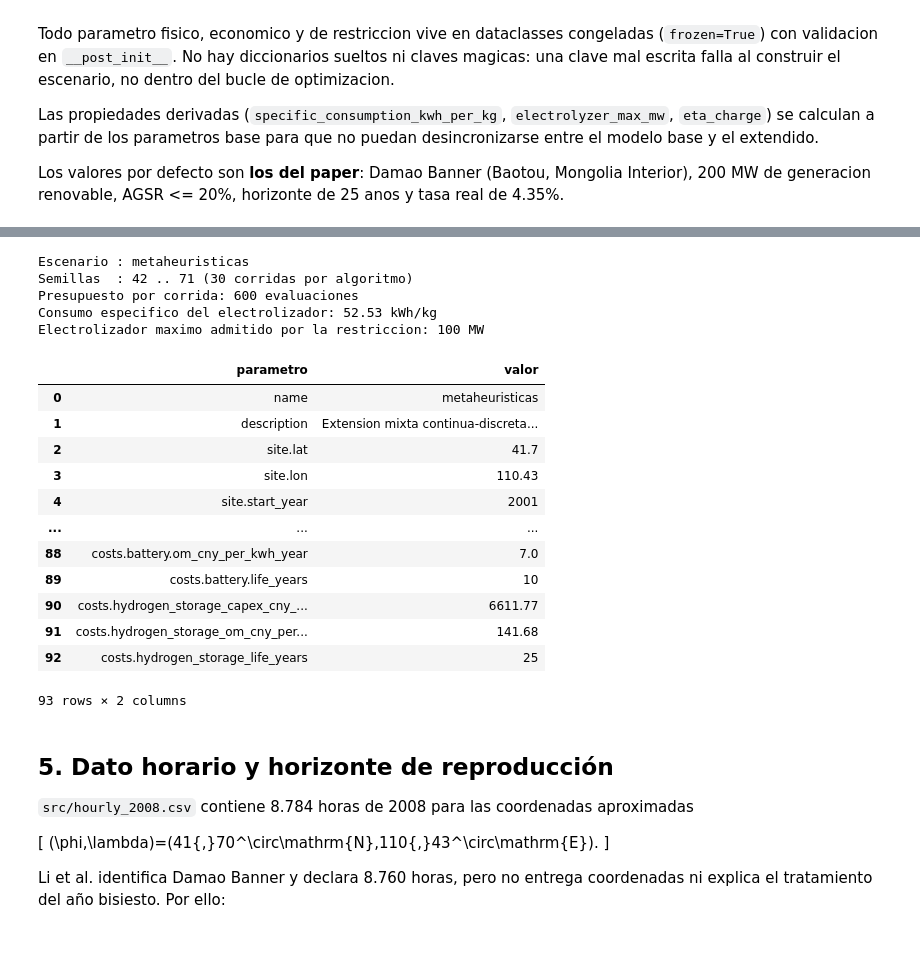
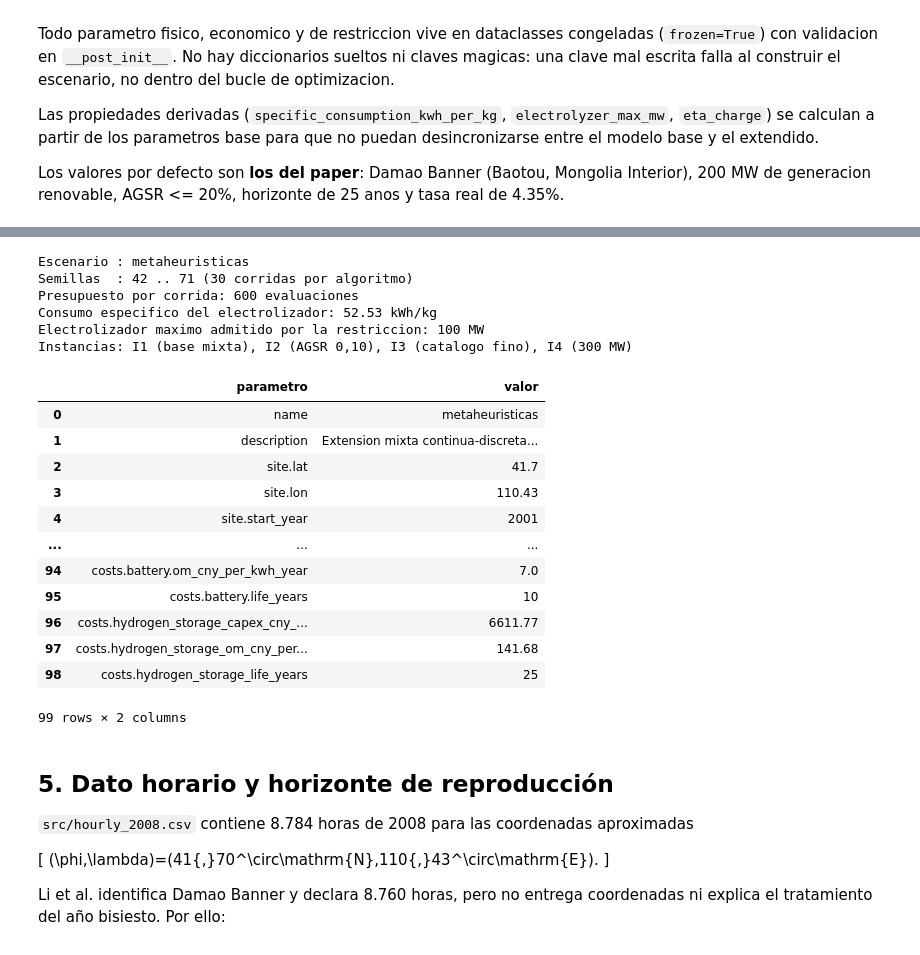
Before and after one commit to TanoOliva/H2-HRES-METAHEURISTICS-METHODS, a Jupyter notebook: notebooks/H2_HRES_trabajo.ipynb, the cells around one changed output, grey strips where cells are left out. Drawn from its saved outputs; the diff is of its cells as text; code cells hidden in the pictures.

```diff
--- a/notebooks/H2_HRES_trabajo.ipynb
+++ b/notebooks/H2_HRES_trabajo.ipynb
@@ -627,7 +694,7 @@ class ScenarioConfig:
             )
 
     def replace(self, **changes):
-        """Copia con cambios, revalidando. Util para los barridos de sensibilidad."""
+        """Copia con cambios, revalidando. Util para los barridos y las instancias."""
         return replace(self, **changes)
 
 
@@ -674,39 +741,104 @@ def _tabla_config(obj, prefix=""):
         name = prefix + f.name
         if is_dataclass(value):
             rows.extend(_tabla_config(value, name + "."))
         else:
             rows.append({"parametro": name, "valor": value})
     return rows
 
 
+# --------------------------------------------------------------------------
+# LAS CUATRO INSTANCIAS. Una instancia es un escenario completo: comparte el
+# dato horario, el simulador y la codificacion, y cambia solo los parametros
+# que definen el dominio y la region factible. Todas derivan de ESCENARIO con
+# ``replace``, de modo que cualquier diferencia esta declarada aqui.
+# --------------------------------------------------------------------------
+@dataclass(frozen=True)
+class Instance:
+    """Instancia del problema de dimensionamiento: codigo, etiqueta y escenario."""
+
+    code: str
+    label: str
+    description: str
+    config: ScenarioConfig
+    brute_force_wind_step_mw: float = 0.01   # paso de W del optimo exacto (modo completo)
+
+    def __post_init__(self):
+        if self.brute_force_wind_step_mw <= 0:
+            raise ConfigError("brute_force_wind_step_mw debe ser > 0")
+
+
+I1 = Instance(
+    "I1", "base mixta",
+    "Instancia mixta de referencia: 200 MW, AGSR <= 0,20, electrolizador en modulos de "
+    "5 MW (10-20), bateria 0-50 MW en pasos de 5 MW y duraciones de 1, 2 y 4 h.",
+    ESCENARIO,
+)
+I2 = Instance(
+    "I2", "AGSR 0,10",
+    "Igual que I1 con el limite de ventas a red reducido a la mitad (AGSR <= 0,10): "
+    "la region factible se estrecha y la restriccion C5 se vuelve mas exigente.",
+    ESCENARIO.replace(
+        name="I2_agsr10",
+        constraints=replace(ESCENARIO.constraints, agsr_max=0.10),
+    ),
+)
+I3 = Instance(
+    "I3", "catalogo fino",
+    "Igual que I1 con catalogos mas finos: modulos de electrolisis de 2,5 MW (20-40), "
+    "bateria en pasos de 2,5 MW y duraciones de 1, 2, 4 y 8 h. El espacio discreto es "
+    "unas cinco veces mayor sobre la misma region fisica.",
+    ESCENARIO.replace(
+        name="I3_catalogo_fino",
+        electrolyzer=replace(ESCENARIO.electrolyzer, unit_mw=2.5, min_units=20, max_units=40),
+        battery=replace(ESCENARIO.battery, power_step_mw=2.5,
+                        duration_candidates_h=(1.0, 2.0, 4.0, 8.0)),
+    ),
+)
+I4 = Instance(
+    "I4", "300 MW",
+    "Planta de 300 MW de generacion renovable con electrolizador de hasta 150 MW "
+    "(10-30 modulos de 5 MW); la bateria conserva el catalogo de I1 para aislar el "
+    "efecto de escala sobre W y E.",
+    ESCENARIO.replace(
+        name="I4_300mw",
+        constraints=replace(ESCENARIO.constraints, total_generation_capacity_mw=300.0),
+        electrolyzer=replace(ESCENARIO.electrolyzer, max_units=30),
+    ),
+)
+INSTANCIAS = (I1, I2, I3, I4)
+INSTANCIA_POR_CODIGO = {inst.code: inst for inst in INSTANCIAS}
+assert len(INSTANCIA_POR_CODIGO) == len(INSTANCIAS)
+
 print("Escenario :", ESCENARIO.name)
 print("Semillas  :", SEMILLAS[0], "..", SEMILLAS[-1], "({} corridas por algoritmo)".format(len(SEMILLAS)))
 print("Presupuesto por corrida:", ESCENARIO.metaheuristic.evaluation_budget, "evaluaciones")
 print("Consumo especifico del electrolizador: {:.2f} kWh/kg".format(
     ESCENARIO.electrolyzer.specific_consumption_kwh_per_kg))
 print("Electrolizador maximo admitido por la restriccion: {:.0f} MW".format(
     ESCENARIO.constraints.electrolyzer_max_mw))
+print("Instancias:", ", ".join("{} ({})".format(i.code, i.label) for i in INSTANCIAS))
 
 display(pd.DataFrame(_tabla_config(ESCENARIO)))
 # %% [output]
 Escenario : metaheuristicas
 Semillas  : 42 .. 71 (30 corridas por algoritmo)
 Presupuesto por corrida: 600 evaluaciones
 Consumo especifico del electrolizador: 52.53 kWh/kg
 Electrolizador maximo admitido por la restriccion: 100 MW
+Instancias: I1 (base mixta), I2 (AGSR 0,10), I3 (catalogo fino), I4 (300 MW)
 |  | parametro | valor |
 | 0 | name | metaheuristicas |
 | 1 | description | Extension mixta continua-discreta... |
 | 2 | site.lat | 41.7 |
 | 3 | site.lon | 110.43 |
 | 4 | site.start_year | 2001 |
 | ... | ... | ... |
-| 88 | costs.battery.om_cny_per_kwh_year | 7.0 |
-| 89 | costs.battery.life_years | 10 |
-| 90 | costs.hydrogen_storage_capex_cny_... | 6611.77 |
-| 91 | costs.hydrogen_storage_om_cny_per... | 141.68 |
-| 92 | costs.hydrogen_storage_life_years | 25 |
+| 94 | costs.battery.om_cny_per_kwh_year | 7.0 |
+| 95 | costs.battery.life_years | 10 |
+| 96 | costs.hydrogen_storage_capex_cny_... | 6611.77 |
+| 97 | costs.hydrogen_storage_om_cny_per... | 141.68 |
+| 98 | costs.hydrogen_storage_life_years | 25 |
-93 rows × 2 columns
+99 rows × 2 columns
 # %% [markdown]
 ## 5. Dato horario y horizonte de reproducción
 
```
Also changed, not shown: parts of 62 cells of this notebook, 23 other files.
